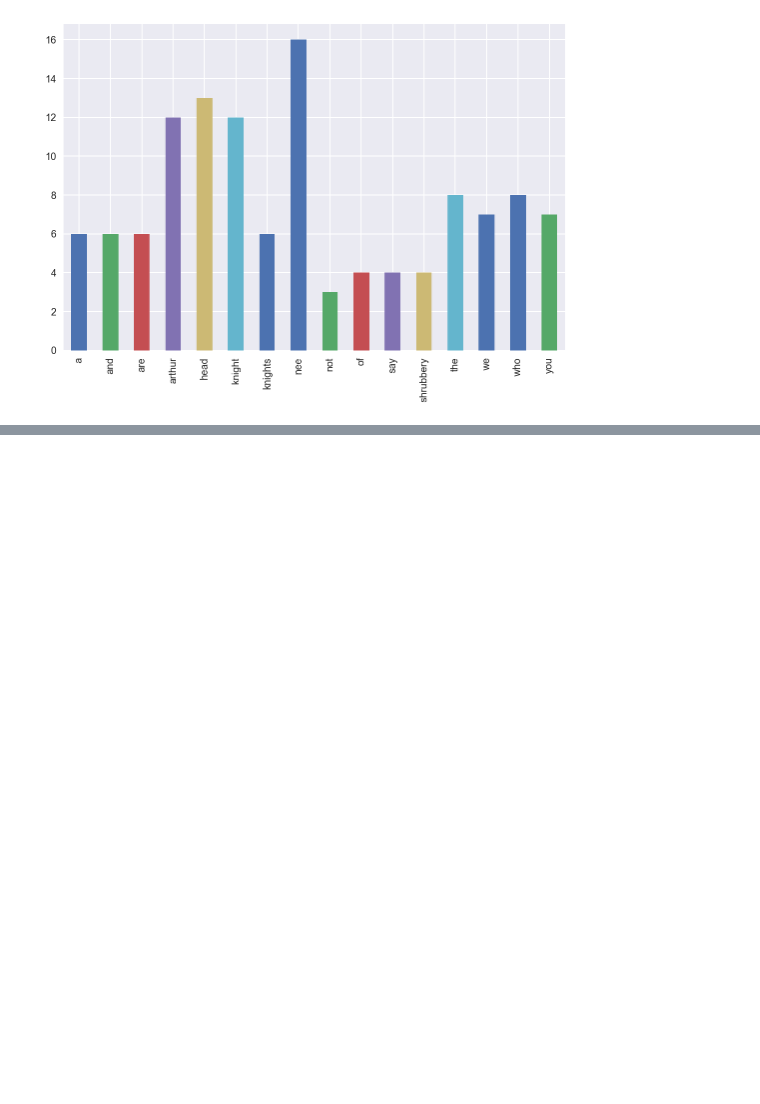
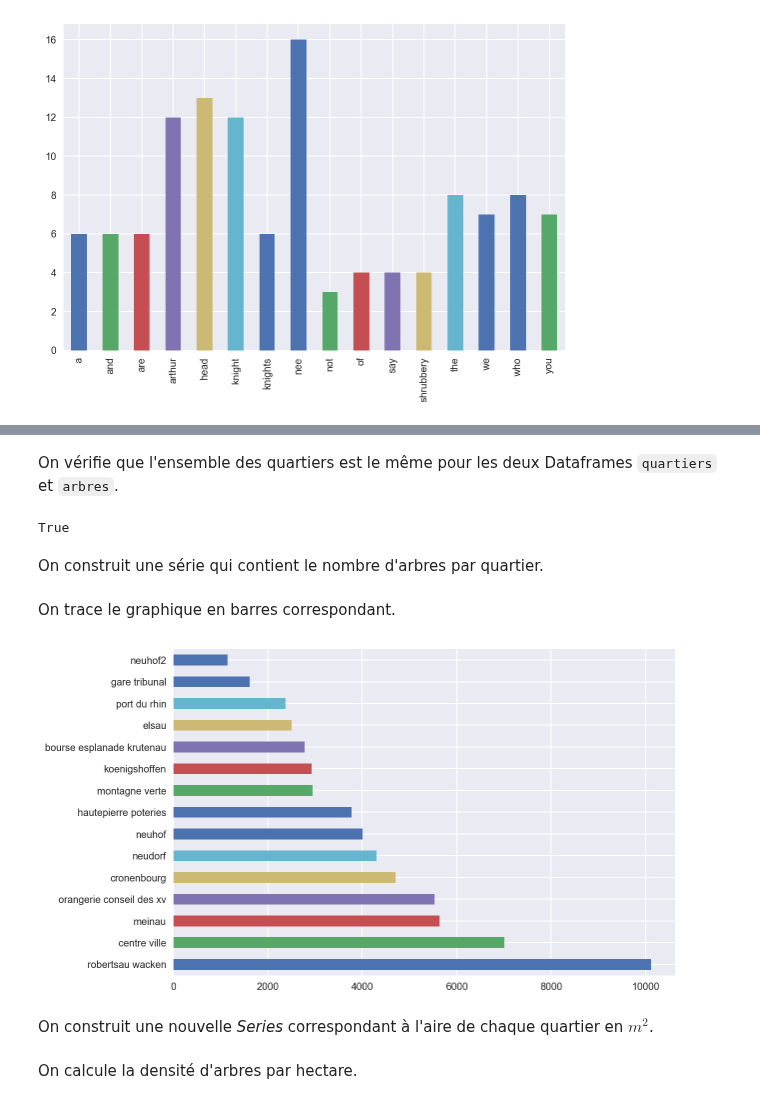
Before and after one commit to fitzinger/cours-python, a Jupyter notebook: 07-CoursPython-pandas/07-CoursPython-pandas.ipynb, the cells around one changed output, grey strips where cells are left out. Drawn from its saved outputs; the diff is of its cells as text; code cells hidden in the pictures; blank space fills up the shorter version.

```diff
--- a/07-CoursPython-pandas/07-CoursPython-pandas.ipynb
+++ b/07-CoursPython-pandas/07-CoursPython-pandas.ipynb
@@ -229,15 +189,0 @@ Index(['Num point vert', 'point vert NOM_USUEL', 'point vert ADRESSE',
-# %%
-convertion_dict = {"CENTRE": "centre_ville",
-                   ("BOURSE", "ESPLANADE", "KRUTENAU"): "bourse_esplanade_krutenau",
-                   ("ORANGERIE", "CONSEIL-XV"): "orangerie_conseil_des_xv",
-                   ("GARE", "TRIBUNAL"): "gare_tribunal",
-                   ("HAUTEPIERRE", "POTERIE"): "hautepierre_poteries",
-                   "MUSAU": "NEUDORF",
-                   "STOCKFELD": "NEUHOF2",
-                   "PLAINE DES BOUCHERS": "MEINAU",
-                   "POLYGONE": "NEUHOF",
-                   "PORTE DE SCHIRMECK": "ELSAU",
-                   ("ROBERTSAU", "WACKEN"): "ROBERTSAU_WACKEN"}
-
-for k, v in convertion_dict.items():
-    arbres = arbres.replace(to_replace=k, value=v)
@@ -394,0 +463,18 @@ display(map1)
+# %%
+convertion_dict = {"CENTRE": "centre ville",
+                   ("BOURSE", "ESPLANADE", "KRUTENAU"): "bourse esplanade krutenau",
+                   ("ORANGERIE", "CONSEIL-XV"): "orangerie conseil des xv",
+                   ("GARE", "TRIBUNAL"): "gare tribunal",
+                   ("HAUTEPIERRE", "POTERIE"): "hautepierre poteries",
+                   "MUSAU": "NEUDORF",
+                   "STOCKFELD": "NEUHOF2",
+                   "PLAINE DES BOUCHERS": "MEINAU",
+                   "POLYGONE": "NEUHOF",
+                   "PORTE DE SCHIRMECK": "ELSAU",
+                   ("ROBERTSAU", "WACKEN"): "ROBERTSAU WACKEN"}
+
+for k, v in convertion_dict.items():
+    arbres['Point vert Quartier usuel'] = arbres['Point vert Quartier usuel'].replace(to_replace=k, value=v)
+
+arbres['Point vert Quartier usuel'] = arbres['Point vert Quartier usuel'].str.lower()
+arbres
@@ -394,0 +493,19 @@ display(map1)
+# %% [markdown]
+On vérifie que l'ensemble des quartiers est le même pour les deux Dataframes `quartiers` et `arbres`.
+# %%
+set(quartiers["QUARTIER"]) == set(arbres['Point vert Quartier usuel'])
+# %% [output]
+True
+# %% [markdown]
+On construit une série qui contient le nombre d'arbres par quartier.
+# %%
+arbres_quartiers = arbres['Point vert Quartier usuel'].value_counts()
+arbres_quartiers.index = arbres_quartiers.index.str.lower()  # On met en minuscule le nom des quartiers
+# %% [markdown]
+On trace le graphique en barres correspondant.
+# %%
+arbres_quartiers.plot(kind='barh');
+# %% [output]
+[figure, added]
+# %% [markdown]
+On construit une nouvelle *Series* correspondant à l'aire de chaque quartier en $m^2$.
@@ -394,0 +515,2 @@ display(map1)
+# %% [markdown]
+On calcule la densité d'arbres par hectare.
```
Also changed, not shown: parts of 96 cells of this notebook.
